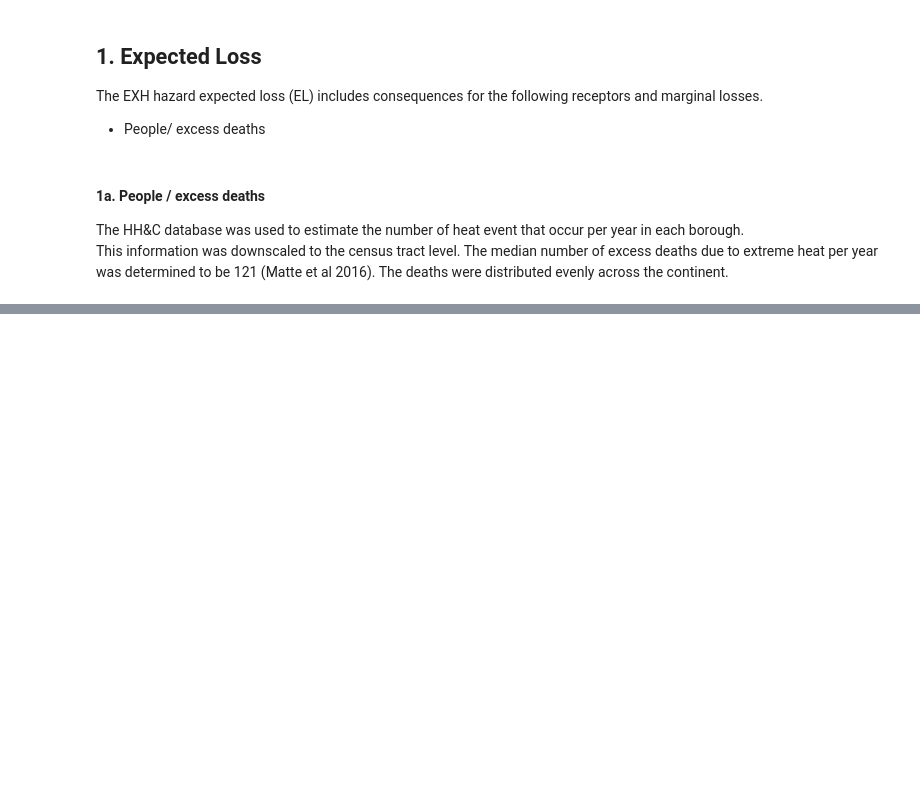
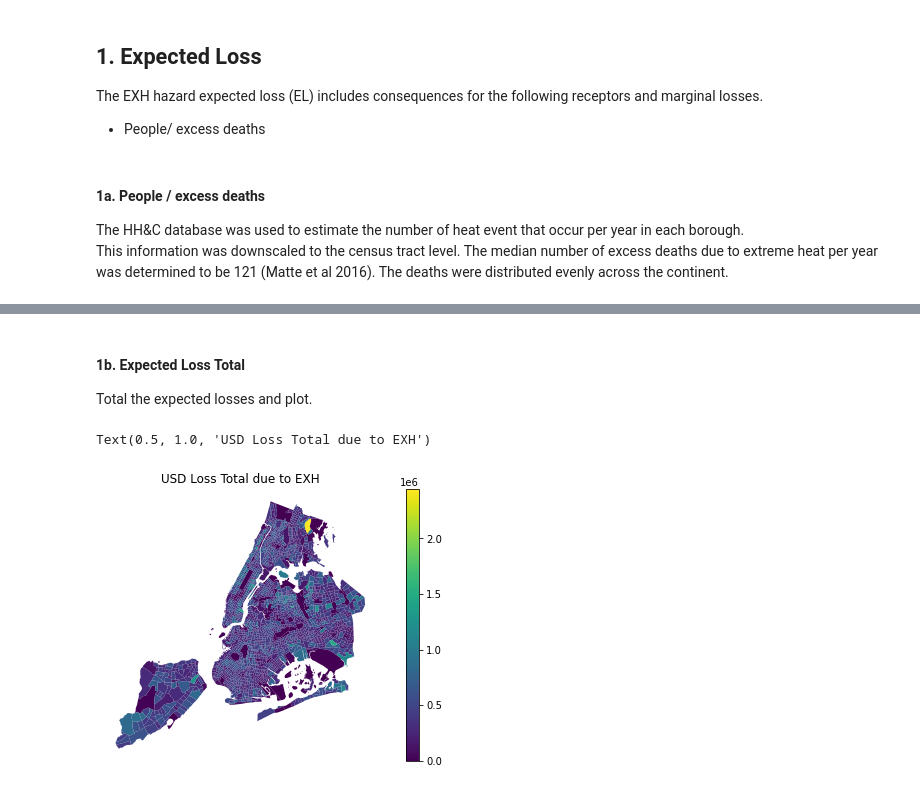
Before and after one commit to NYCEM-GIS/urban-risk-index, a Jupyter notebook: NOTEBOOKS/CALC_EXTREME_HEAT_1.ipynb, the cells around one changed output, grey strips where cells are left out. Drawn from its saved outputs; the diff is of its cells as text; code cells hidden in the pictures; blank space fills up the shorter version.

```diff
--- a/NOTEBOOKS/CALC_EXTREME_HEAT_1.ipynb
+++ b/NOTEBOOKS/CALC_EXTREME_HEAT_1.ipynb
@@ -48,0 +49,22 @@ Text(0.5, 1.0, 'USD Losses due to Extreme Heat Events')
+# %% [markdown]
+#### 1b. Expected Loss Total
+Total the expected losses and plot.
+# %%
+#create ESL object
+from CLASSES import class_EL_SV_CR_1 as URI
+ESL = URI.ESL(hazard_name = hazard_name)
+
+#add deaths consequence
+ESL.add_consequence("Deaths", "People", gdf_ESL_deaths)
+
+#total all consequences
+ESL.calc_ESL_total()
+
+fig = plt.figure(figsize=(10, 5))
+ax = fig.add_subplot(111)
+ESL.ESL_map.plot(ax=ax, column = 'Loss_USD', legend=True )
+plt.axis('off')
+plt.title('USD Loss Total due to EXH')
+# %% [output]
+Text(0.5, 1.0, 'USD Loss Total due to EXH')
+[figure, added]
```
Also changed, not shown: parts of 5 cells of this notebook, 7 other files.
